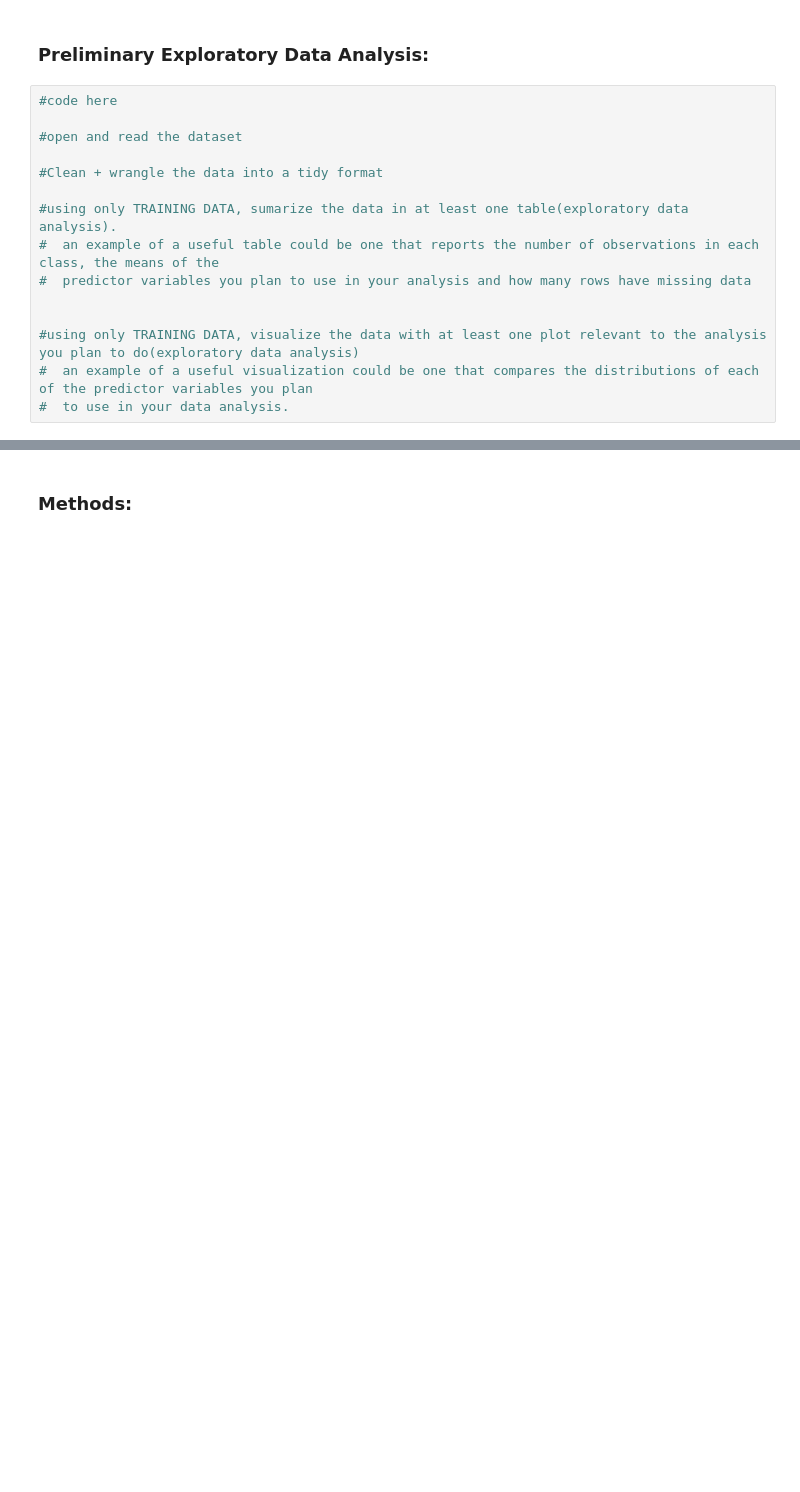
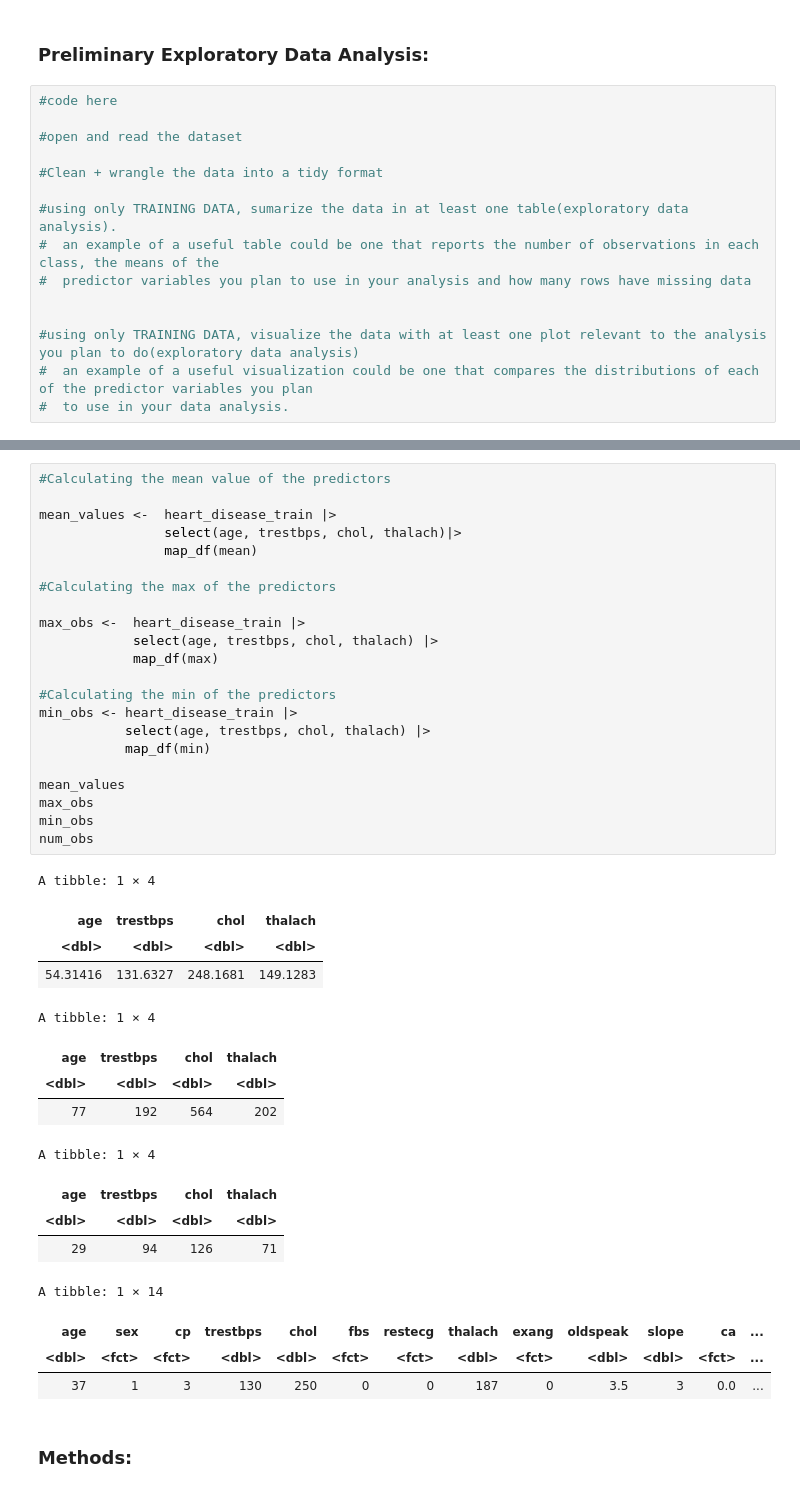
Before and after one commit to sachit-sharma/dsci-100-group-project-group53, a Jupyter notebook: project_proposal.ipynb, the cells around one changed output, grey strips where cells are left out. Cells and saved outputs as stored; diff of their text form; blank space fills up the shorter version.

```diff
--- a/project_proposal.ipynb
+++ b/project_proposal.ipynb
@@ -82,3 +79,42 @@ A spec_tbl_df: 303 × 14
+# %%
+#Calculating the mean value of the predictors
+
+mean_values <-  heart_disease_train |>
+                select(age, trestbps, chol, thalach)|>
+                map_df(mean)
+
+#Calculating the max of the predictors
+
+max_obs <-  heart_disease_train |>
+            select(age, trestbps, chol, thalach) |>
+            map_df(max)
+
+#Calculating the min of the predictors
+min_obs <- heart_disease_train |>
+           select(age, trestbps, chol, thalach) |>
+           map_df(min)
+
+mean_values
+max_obs
+min_obs
+num_obs
+# %% [output]
+A tibble: 1 × 4
+| age | trestbps | chol | thalach |
+| <dbl> | <dbl> | <dbl> | <dbl> |
+| 54.31416 | 131.6327 | 248.1681 | 149.1283 |
+A tibble: 1 × 4
+| age | trestbps | chol | thalach |
+| <dbl> | <dbl> | <dbl> | <dbl> |
+| 77 | 192 | 564 | 202 |
+A tibble: 1 × 4
+| age | trestbps | chol | thalach |
+| <dbl> | <dbl> | <dbl> | <dbl> |
+| 29 | 94 | 126 | 71 |
+A tibble: 1 × 14
+| age | sex | cp | trestbps | chol | fbs | restecg | thalach | exang | oldspeak | slope | ca | ... |
+| <dbl> | <fct> | <fct> | <dbl> | <dbl> | <fct> | <fct> | <dbl> | <fct> | <dbl> | <dbl> | <fct> | ... |
+| 37 | 1 | 3 | 130 | 250 | 0 | 0 | 187 | 0 | 3.5 | 3 | 0.0 | ... |
 # %% [markdown]
 ### Methods:
 # %% [markdown]
```
Also changed, not shown: parts of 2 cells of this notebook.
